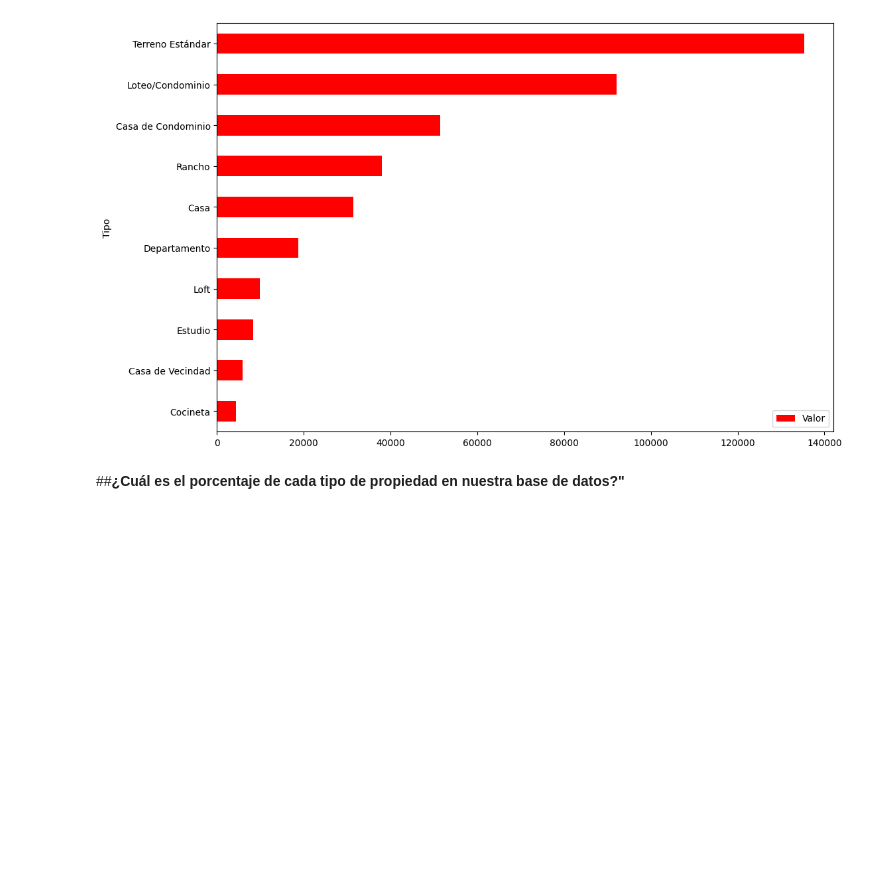
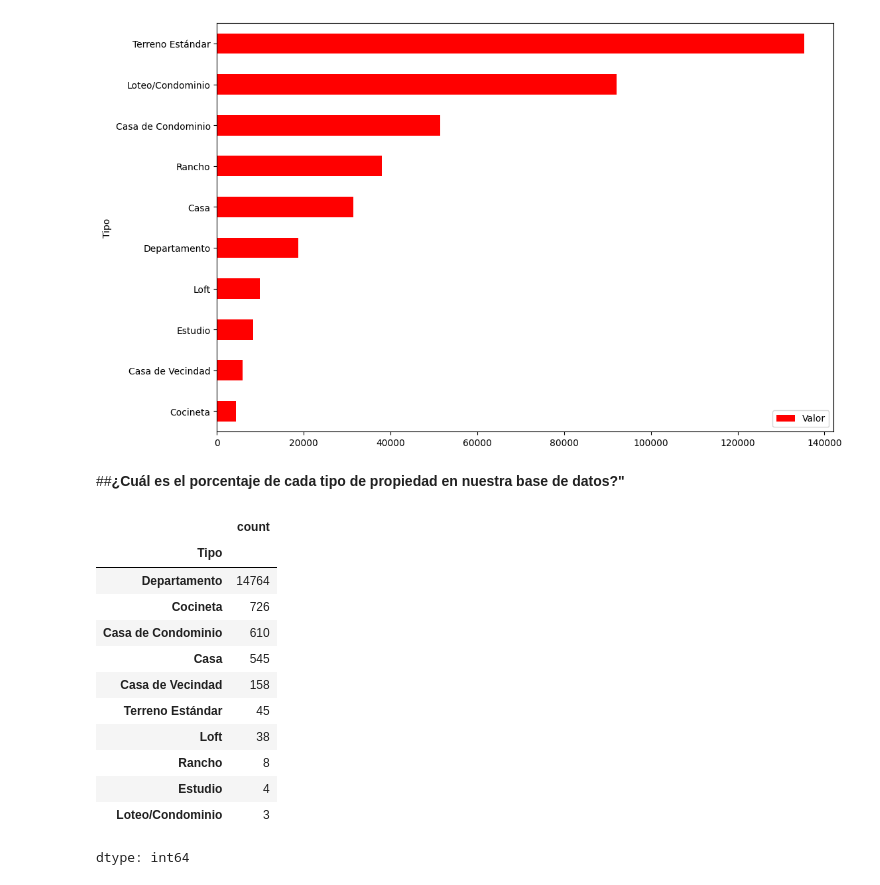
Before and after one commit to EduardoJBenavidesC/Proyecto-Completo, a Jupyter notebook: inmuebles_cdmx.ipynb, the cells around one changed output. Cells and saved outputs as stored; diff of their text form; code cells hidden in the pictures; blank space fills up the shorter version.

```diff
--- a/inmuebles_cdmx.ipynb
+++ b/inmuebles_cdmx.ipynb
@@ -335,3 +335,19 @@ df_tipo_precio.plot(kind='barh',figsize=(12,8),color='red')
 [figure]
 # %% [markdown]
 ##**¿Cuál es el porcentaje de cada tipo de propiedad en nuestra base de datos?"**
+# %%
+df.Tipo.value_counts()
+# %% [output]
+|  | count |
+| Tipo |  |
+| Departamento | 14764 |
+| Cocineta | 726 |
+| Casa de Condominio | 610 |
+| Casa | 545 |
+| Casa de Vecindad | 158 |
+| Terreno Estándar | 45 |
+| Loft | 38 |
+| Rancho | 8 |
+| Estudio | 4 |
+| Loteo/Condominio | 3 |
+dtype: int64
```
Also changed, not shown: parts of 6 cells of this notebook.
